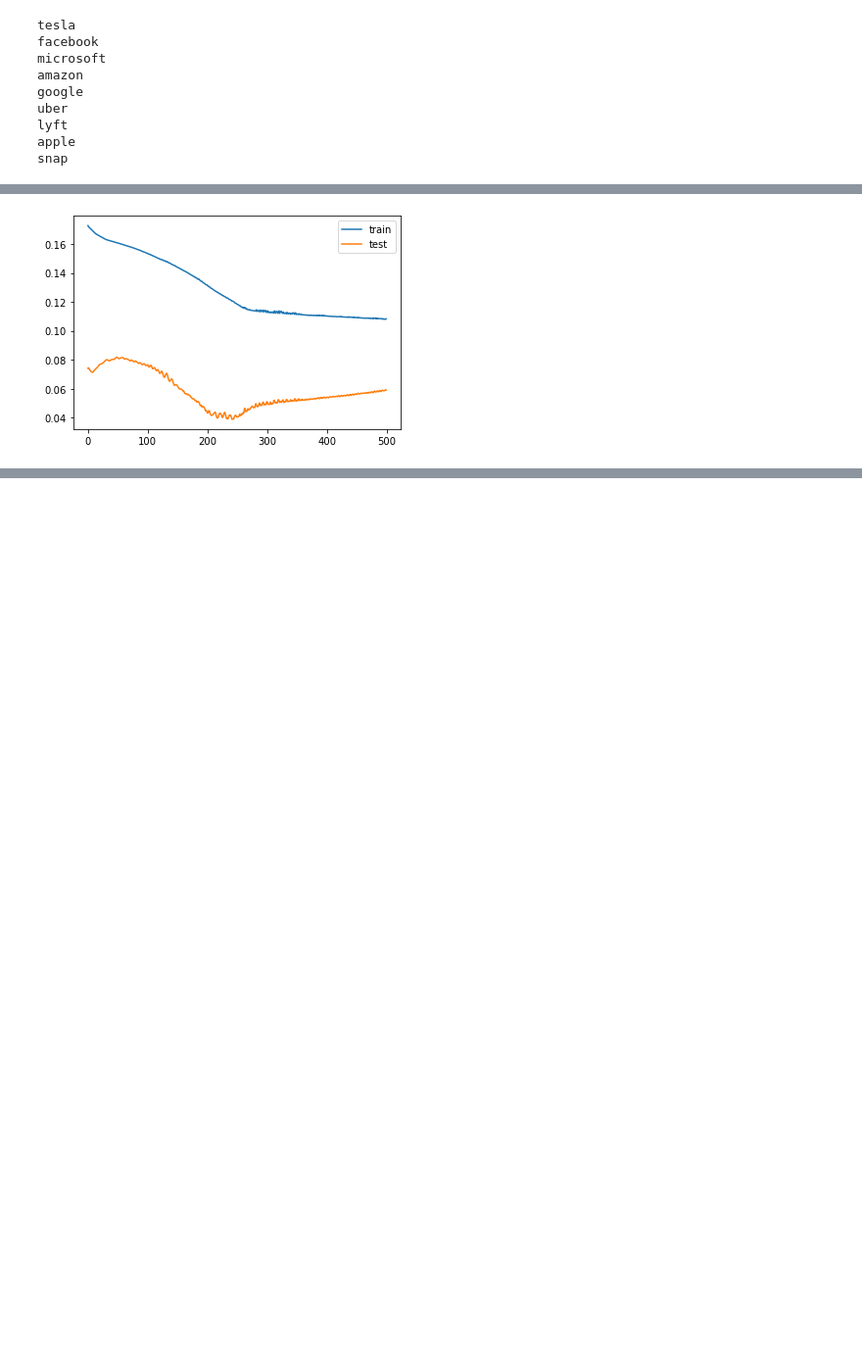
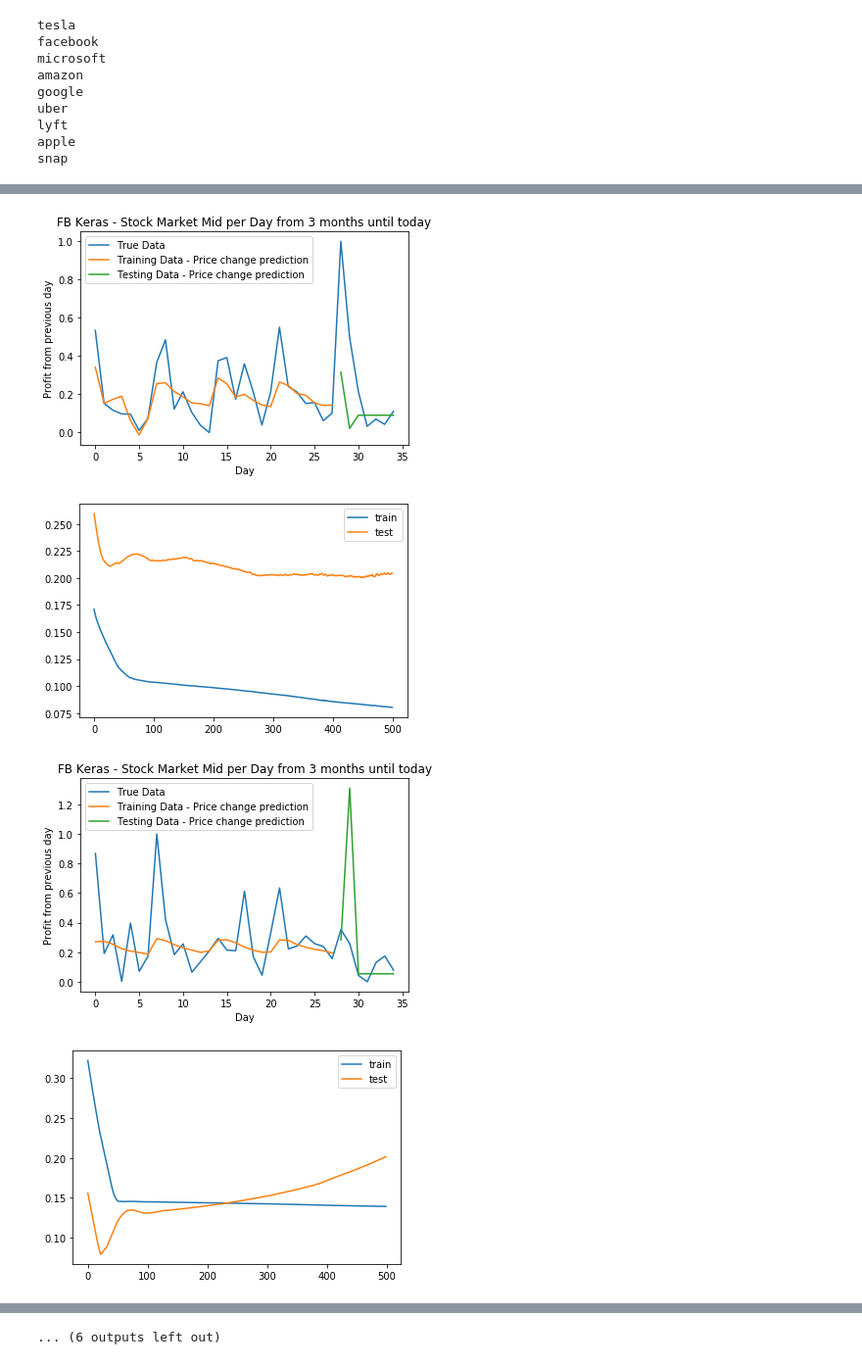
Before and after one commit to edwjchen/StockExploration, a Jupyter notebook: Cogs109Final.ipynb, the cells around one changed output, grey strips where cells are left out. Shown at 98% size. Drawn from its saved outputs; the diff is of its cells as text; code cells hidden in the pictures; blank space fills up the shorter version.

```diff
--- a/Cogs109Final.ipynb
+++ b/Cogs109Final.ipynb
@@ -58,11 +63,12 @@ for c_name in companies:
 # %%
-# get google trends data from pytrends
+# Get Hourly trends data from pytrends
 df = pd.DataFrame()
 pytrends = TrendReq(hl='en-US', tz=360)
 for kw in kw_list:
     print(kw)
-    df_temp = pytrends.get_historical_interest([kw], year_start=2019, month_start=11, day_start=18, hour_start=0, year_end=2019, month_end=11, day_end=22, hour_end=23, cat=0, geo='', gprop='')
-    df_temp = df_temp.drop(['isPartial'], axis=1)
+    df_temp = pytrends.get_historical_interest([kw], year_start=2019, month_start=11, day_start=18, hour_start=0, year_end=2019, month_end=11, day_end=22, hour_end=23,sleep=30, cat=0, geo='', gprop='')
+    if 'isPartial' in df_temp.columns:
+        df_temp = df_temp.drop(['isPartial'], axis=1)
     if df.empty:
         df = df_temp
     else:
@@ -249,9 +272,11 @@ for c in companies:
 # %%
-#scale data to be between 0-1
+# scale data to be between 0-1
 def predictCompany(company_name, train_size):
     df_temp = df_trends_stocks[company_name]
+    # average price at opening and closing
     df_temp['mid'] = (df_temp['high'] - df_temp['low']) / 2
     cols = [company_name+'_'+ x for x in key_terms]
+    # scale data to be between 0-1 including average
     sc = MinMaxScaler(feature_range = (0, 1))
     data_set_scaled = sc.fit_transform(df_temp[cols+['mid']])
 
@@ -270,15 +295,14 @@ def predictCompany(company_name, train_size):
     model.compile(loss='mae', optimizer='adam')
 
     #train model
-    history = model.fit(train_X, train_y, epochs=500, batch_size=72, validation_data=(test_X, test_y), verbose=2, shuffle=False)
+    history = model.fit(train_X, train_y, epochs=500, batch_size=72, validation_data=(test_X, test_y), verbose=0, shuffle=False)
     return history, model, train_X, train_y, test_X, test_y
 # %%
+# Plot MSE train/test
 def plotHistory(history):
     plt.plot(history.history['loss'], label='train')
     plt.plot(history.history['val_loss'], label='test')
     plt.legend()
     plt.show()
-plotHistory(history)
+#plotHistory(history)
-# %% [output]
-[figure, removed]
 # %%
@@ -289,3 +314,20 @@ def plotPrediction(company, train_size, model, train_X, train_y, test_X, test_y)
     plt.title('FB Keras - Stock Market Mid per Day from 3 months until today')
     plt.legend(["True Data","Training Data - Price change prediction", "Testing Data - Price change prediction"])
     plt.show()
+# %%
+# Plot Predictions for Each Company
+def plotCompanies(companies, train_size):
+    for company in companies:
+        # Fit model and predict for each company
+        history, model, train_X, train_y, test_X, test_y = predictCompany(company, train_size)
+        # Plot Prediction Against True Profit for Each Company
+        plotPrediction(company, train_size, model, train_X, train_y, test_X, test_y)
+        # Plot Error for Each Company
+        plotHistory(history)
+# %%
+plotCompanies(companies, train_size)
+# %% [output]
+[figure, added]
+[figure, added]
+[figure, added]
+[figure, added]
@@ -292 +342,2 @@ def plotPrediction(company, train_size, model, train_X, train_y, test_X, test_y)
+... (6 outputs left out)
 # %%
```
Also changed, not shown: parts of 24 cells of this notebook, 3 other files.
